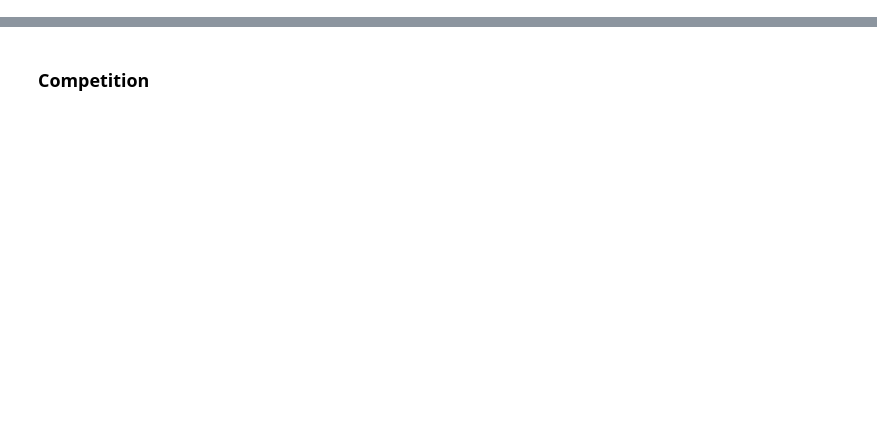
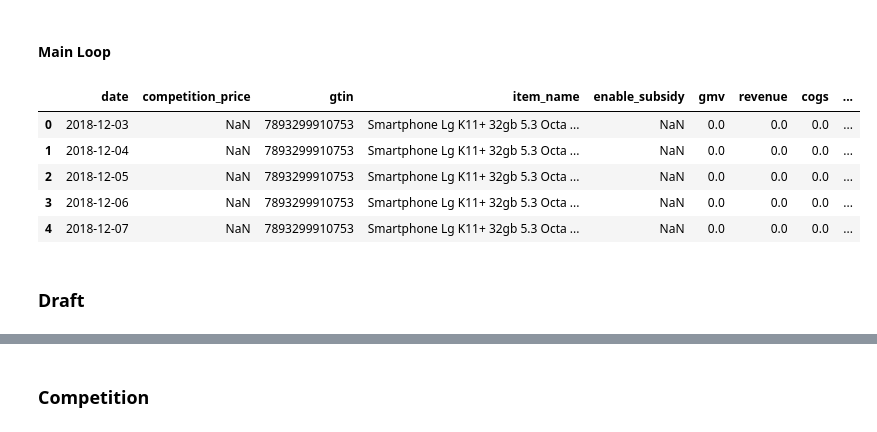
Before and after one commit to ds4a-team4/dynamic-pricing, a Jupyter notebook: ETL/cellphone_etl.ipynb, the cells around one changed output, grey strips where cells are left out. Cells and saved outputs as stored; diff of their text form; code cells hidden in the pictures; blank space fills up the shorter version.

```diff
--- a/ETL/cellphone_etl.ipynb
+++ b/ETL/cellphone_etl.ipynb
@@ -7,3 +190,56 @@ pd.set_option('display.max_columns', None)
+# %% [markdown]
+#### Main Loop
+# %%
+client = credentials()
+
+orders = read_orders(client, None, None)
+competition = read_competition(client, None, None)
+history = read_history(client, None, None)
+
+gtins = list(set(orders.gtin))
+
+dfs = []
+success = 0
+failed = 0
+total = len(gtins)
+for i, gtin in enumerate(gtins):
+    try:
+        temp_orders, temp_competition, temp_history, df = process_gtin(gtin, orders, competition, history)
+        try:
+            df = process_competition(temp_competition, df)
+        except:
+            df['competition_price'] = np.nan
+        df = process_orders(temp_orders, df)
+        df = process_history(temp_history, df)
+        df = adjustments(df)
+
+        dfs.append(df)
+        success += 1
+
+        if (success+failed) % 50 == 0:
+            print("Success: {}\tFailed: {}\tProcessed: {}\tTotal: {}".format(success, failed, success+failed, total))
+    except Exception as e:
+        print("error ", e)
+        failed += 1
+        if (success+failed) % 50 == 0:
+            print("Success: {}\tFailed: {}\tProcessed: {}\tTotal: {}".format(success, failed, success+failed, total))
+
+print("Success: {}\tFailed: {}\tProcessed: {}\tTotal: {}".format(success, failed, success+failed, total))
+
+master = pd.concat(dfs)
+
+save_results(master)
+# %%
+master.head()
+# %% [output]
+|  | date | competition_price | gtin | item_name | enable_subsidy | gmv | revenue | cogs | ... |
+| 0 | 2018-12-03 | NaN | 7893299910753 | Smartphone Lg K11+ 32gb 5.3 Octa ... | NaN | 0.0 | 0.0 | 0.0 | ... |
+| 1 | 2018-12-04 | NaN | 7893299910753 | Smartphone Lg K11+ 32gb 5.3 Octa ... | NaN | 0.0 | 0.0 | 0.0 | ... |
+| 2 | 2018-12-05 | NaN | 7893299910753 | Smartphone Lg K11+ 32gb 5.3 Octa ... | NaN | 0.0 | 0.0 | 0.0 | ... |
+| 3 | 2018-12-06 | NaN | 7893299910753 | Smartphone Lg K11+ 32gb 5.3 Octa ... | NaN | 0.0 | 0.0 | 0.0 | ... |
+| 4 | 2018-12-07 | NaN | 7893299910753 | Smartphone Lg K11+ 32gb 5.3 Octa ... | NaN | 0.0 | 0.0 | 0.0 | ... |
+# %% [markdown]
+### Draft
 # %%
 client = boto3.client('s3', aws_access_key_id='', aws_secret_access_key='')
 # %%
```
Also changed, not shown: parts of 28 cells of this notebook, 3 other files.
